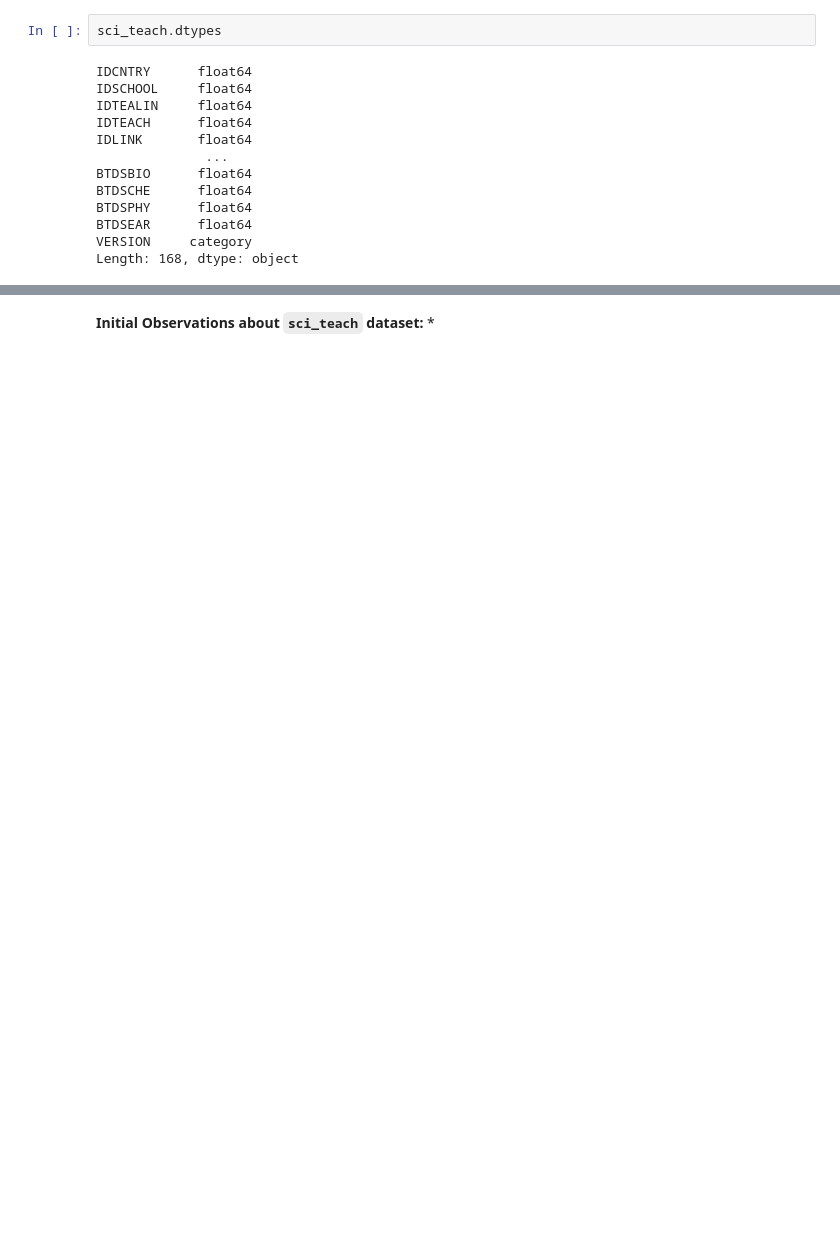
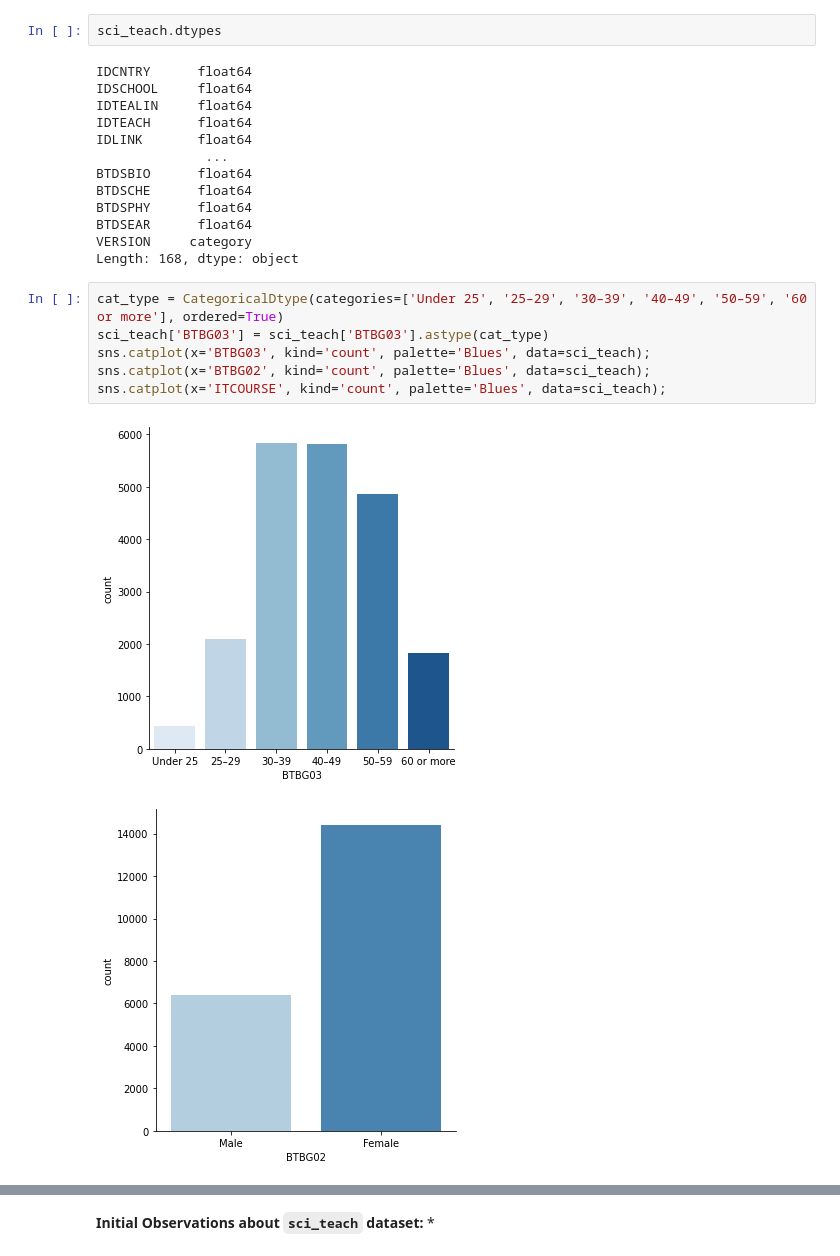
Before and after one commit to sjhaluck/TIMSS-Data-Science, a Jupyter notebook: TIMSS Exploration.ipynb, the cells around one changed output, grey strips where cells are left out. Cells and saved outputs as stored; diff of their text form; blank space fills up the shorter version.

```diff
--- a/TIMSS Exploration.ipynb
+++ b/TIMSS Exploration.ipynb
@@ -601,3 +617,12 @@ BTDSPHY      float64
 BTDSEAR      float64
 VERSION     category
 Length: 168, dtype: object
+# %%
+cat_type = CategoricalDtype(categories=['Under 25', '25–29', '30–39', '40–49', '50–59', '60 or more'], ordered=True)
+sci_teach['BTBG03'] = sci_teach['BTBG03'].astype(cat_type)
+sns.catplot(x='BTBG03', kind='count', palette='Blues', data=sci_teach);
+sns.catplot(x='BTBG02', kind='count', palette='Blues', data=sci_teach);
+sns.catplot(x='ITCOURSE', kind='count', palette='Blues', data=sci_teach);
+# %% [output]
+[figure, added]
+[figure, added]
```
Also changed, not shown: parts of 4 cells of this notebook.
